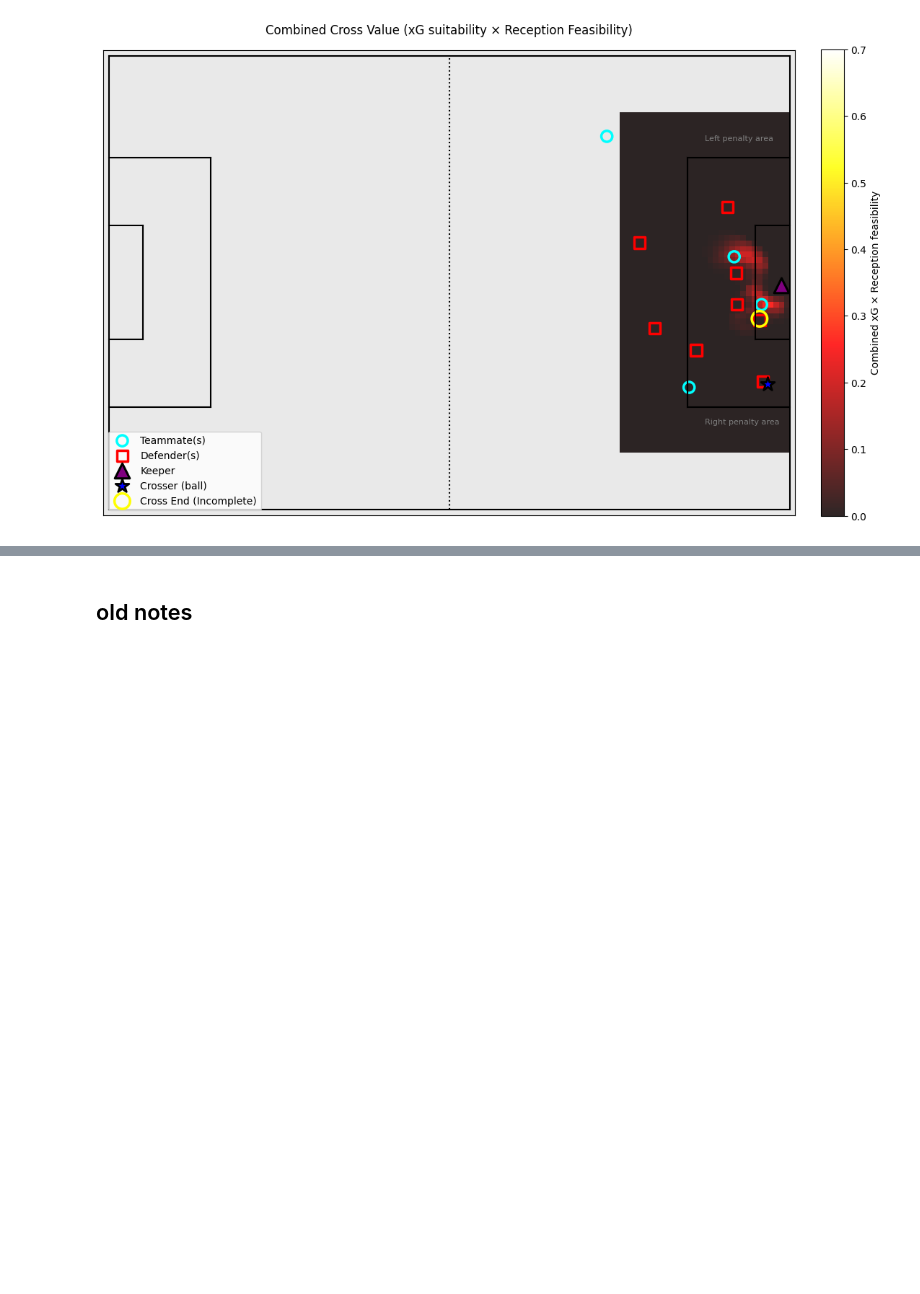
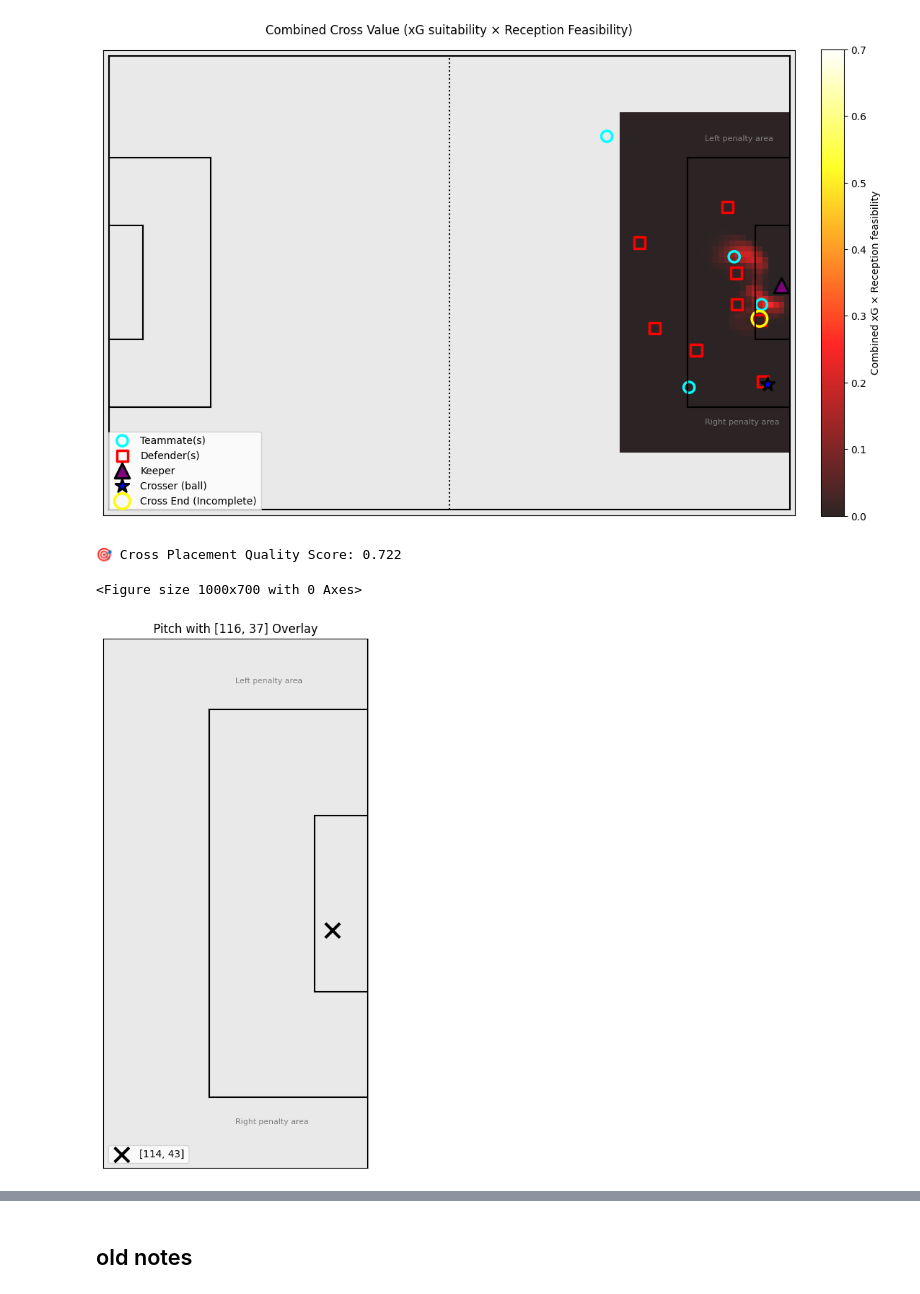
Before and after one commit to finnlsmith/SCOUTING_UI_PROJECT-, a Jupyter notebook: finns_match_level_eda.ipynb, the cells around one changed output, grey strips where cells are left out. Saved outputs shown, nothing was run; the diff lists cells and outputs as text; code cells hidden in the pictures; blank space fills up the shorter version.

```diff
--- a/finns_match_level_eda.ipynb
+++ b/finns_match_level_eda.ipynb
@@ -1092,6 +1092,79 @@ plt.show()
 # %% [output]
 <Figure size 1300x900 with 0 Axes>
 [figure]
+# %%
+import numpy as np
+import ast
+
+# --- 1️⃣ Convert end_location to (x, y) pair safely ---
+def _to_xy_pair(loc):
+    """Parse end_location into a numeric (x, y) tuple."""
+    if isinstance(loc, str):
+        try:
+            pair = ast.literal_eval(loc)
+            if isinstance(pair, (list, tuple, np.ndarray)) and len(pair) == 2:
+                return float(pair[0]), float(pair[1])
+        except Exception:
+            pass
+    elif isinstance(loc, (list, tuple, np.ndarray)) and len(loc) == 2:
+        return float(loc[0]), float(loc[1])
+    try:
+        arr = np.array(loc)
+        if arr.shape == (2,):
+            return float(arr[0]), float(arr[1])
+    except Exception:
+        return None
+    return None
+
+
+# --- 2️⃣ Function to map (x, y) → heatmap value ---
+def get_heatmap_value(x, y, grid, x_range=(90,120), y_range=(10,70)):
+    """Return interpolated nearest-cell value from heatmap grid given x, y."""
+    n_rows, n_cols = grid.shape
+    x = np.clip(x, *x_range)
+    y = np.clip(y, *y_range)
+    col = int(round((x - x_range[0]) / (x_range[1] - x_range[0]) * (n_cols - 1)))
+    row = int(round((y - y_range[0]) / (y_range[1] - y_range[0]) * (n_rows - 1)))
+    return grid[row, col]
+
+
+# --- 3️⃣ Compute cross placement score ---
+def compute_cross_quality_score(end_location, combined_heat):
+    """
+    Returns a score in [0,1]: how good the cross placement was
+    relative to the best available zone in the heatmap.
+    """
+    xy_end = _to_xy_pair(end_location)
+    if xy_end is None:
+        return np.nan  # invalid input
+
+    end_x, end_y = xy_end
+    max_val = np.nanmax(combined_heat)
+    end_val = get_heatmap_value(end_x, end_y, combined_heat)
+
+    if max_val <= 0:
+        return np.nan  # avoid divide-by-zero
+    return np.clip(end_val / max_val, 0, 1)
+
+end_loc_test = [116, 37]
+# --- 4️⃣ Example usage ---
+score = compute_cross_quality_score(end_loc_test, combined_total)
+print(f"🎯 Cross Placement Quality Score: {score:.3f}")
+
+
+plt.figure(figsize=(10, 7))
+ax = draw_pitch()
+plt.scatter([end_loc_test[0]], [end_loc_test[1]], marker='x', color='black', s=220, linewidths=3, label='[114, 43]')
+plt.legend(loc='lower left')
+plt.title(f"Pitch with {end_loc_test} Overlay")
+plt.xlim(90, 120)
+plt.ylim(10, 70)
+plt.tight_layout()
+plt.show()
+# %% [output]
+🎯 Cross Placement Quality Score: 0.722
+<Figure size 1000x700 with 0 Axes>
+[figure, added]
 # %%
 # Filter for all rows in events with timestamp within 5 seconds AFTER the event
 mask_post_5_sec = (events['timestamp_dt'] > event_timestamp) & \
```
Also changed, not shown: parts of 1 cell of this notebook.
